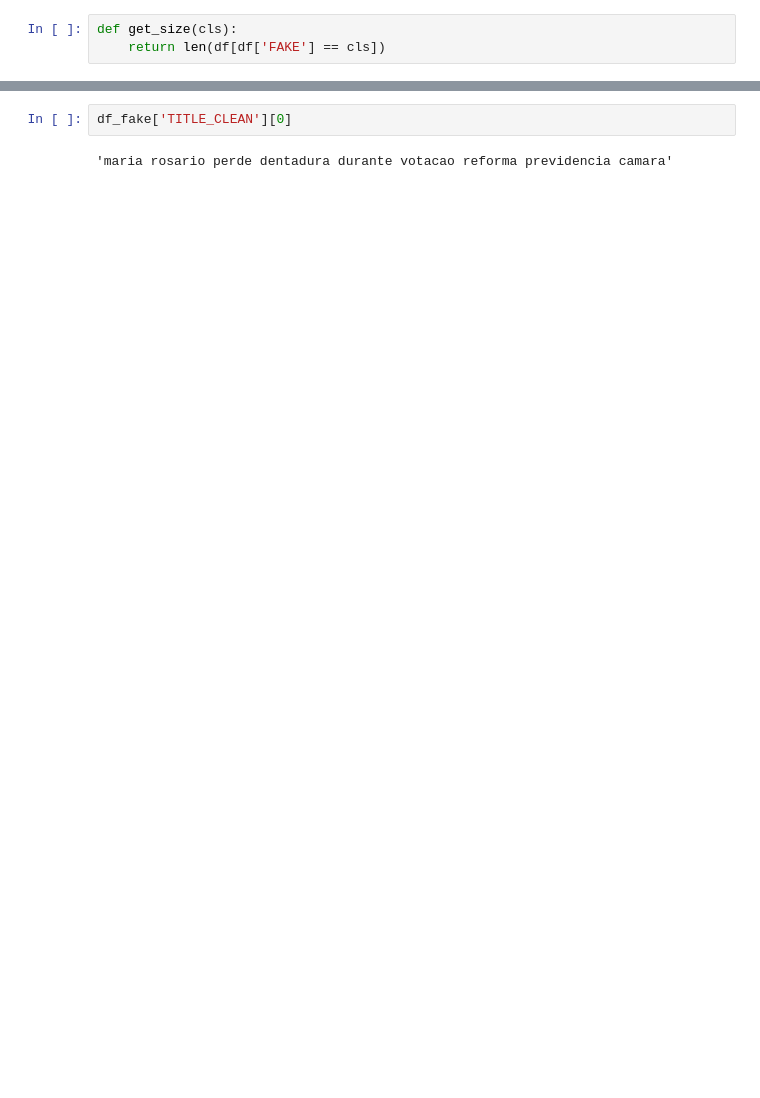
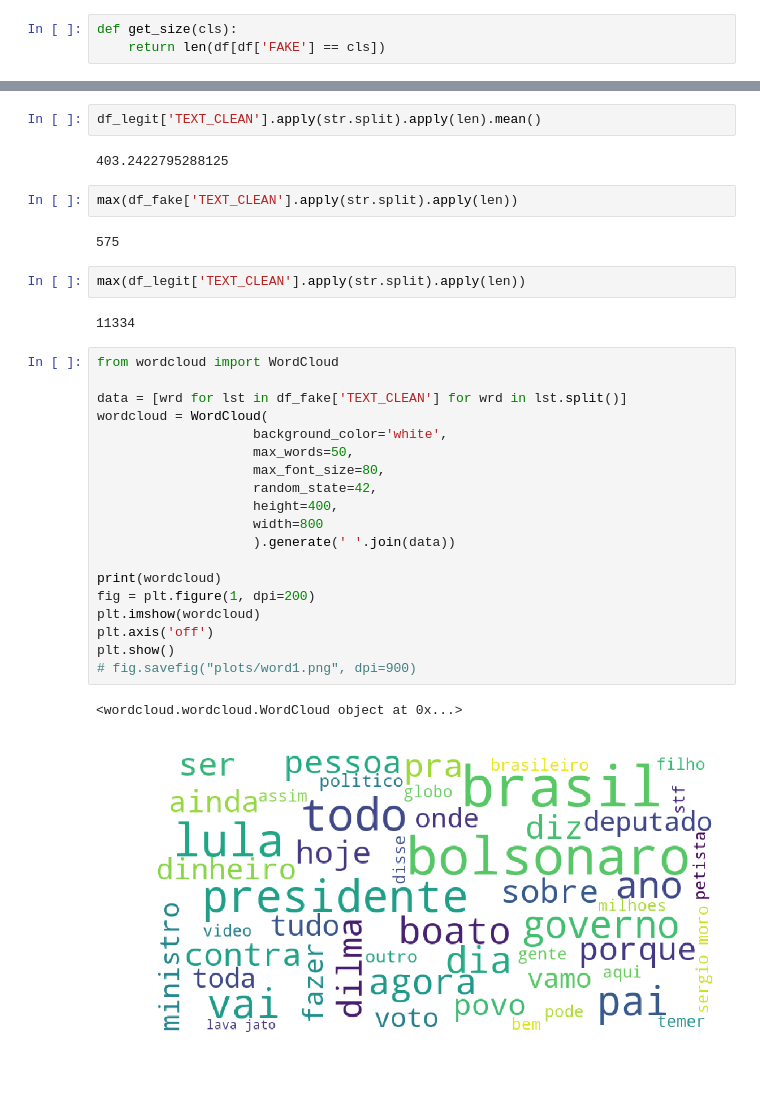
Before and after one commit to hiideaki/TCC, a Jupyter notebook: Jupyter Notebook/code/2 - Análise.ipynb, the cells around one changed output, grey strips where cells are left out. Cells and saved outputs as stored; diff of their text form; blank space fills up the shorter version.

```diff
--- a/Jupyter Notebook/code/2 - Análise.ipynb
+++ b/Jupyter Notebook/code/2 - Análise.ipynb
@@ -135,4 +131,34 @@ df_fake['TEXT_CLEAN'].apply(str.split).apply(len).mean()
-# %%
-df_fake['TITLE_CLEAN'][0]
-# %% [output]
-'maria rosario perde dentadura durante votacao reforma previdencia camara'
+# %%
+df_legit['TEXT_CLEAN'].apply(str.split).apply(len).mean()
+# %% [output]
+403.2422795288125
+# %%
+max(df_fake['TEXT_CLEAN'].apply(str.split).apply(len))
+# %% [output]
+575
+# %%
+max(df_legit['TEXT_CLEAN'].apply(str.split).apply(len))
+# %% [output]
+11334
+# %%
+from wordcloud import WordCloud
+
+data = [wrd for lst in df_fake['TEXT_CLEAN'] for wrd in lst.split()]
+wordcloud = WordCloud(
+                    background_color='white',
+                    max_words=50,
+                    max_font_size=80,
+                    random_state=42,
+                    height=400,
+                    width=800
+                    ).generate(' '.join(data))
+
+print(wordcloud)
+fig = plt.figure(1, dpi=200)
+plt.imshow(wordcloud)
+plt.axis('off')
+plt.show()
+# fig.savefig("plots/word1.png", dpi=900)
+# %% [output]
+<wordcloud.wordcloud.WordCloud object at 0x...>
+[figure, added]
```
Also changed, not shown: parts of 6 cells of this notebook, 12 other files.
